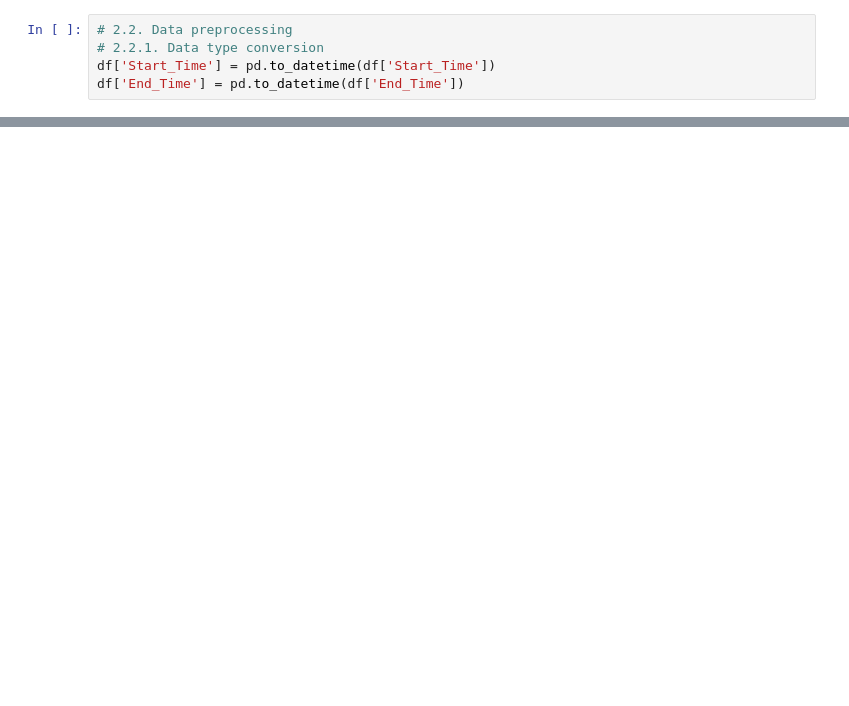
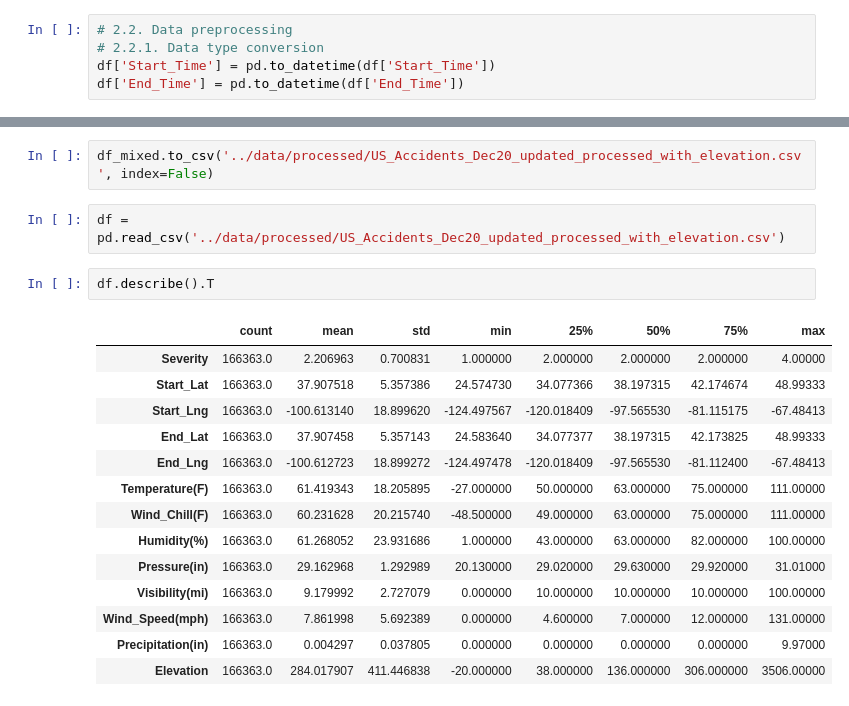
Before and after one commit to data301-2021-winter1/project-group53, a Jupyter notebook: notebooks/analysis1.ipynb, the cells around one changed output, grey strips where cells are left out. Saved outputs shown, nothing was run; the diff lists cells and outputs as text; blank space fills up the shorter version.

```diff
--- a/notebooks/analysis1.ipynb
+++ b/notebooks/analysis1.ipynb
@@ -287,0 +337,21 @@ from DataPipeline import DataPipeline as dp
+# %%
+df_mixed.to_csv('../data/processed/US_Accidents_Dec20_updated_processed_with_elevation.csv', index=False)
+# %%
+df = pd.read_csv('../data/processed/US_Accidents_Dec20_updated_processed_with_elevation.csv')
+# %%
+df.describe().T
+# %% [output]
+|  | count | mean | std | min | 25% | 50% | 75% | max |
+| Severity | 166363.0 | 2.206963 | 0.700831 | 1.000000 | 2.000000 | 2.000000 | 2.000000 | 4.00000 |
+| Start_Lat | 166363.0 | 37.907518 | 5.357386 | 24.574730 | 34.077366 | 38.197315 | 42.174674 | 48.99333 |
+| Start_Lng | 166363.0 | -100.613140 | 18.899620 | -124.497567 | -120.018409 | -97.565530 | -81.115175 | -67.48413 |
+| End_Lat | 166363.0 | 37.907458 | 5.357143 | 24.583640 | 34.077377 | 38.197315 | 42.173825 | 48.99333 |
+| End_Lng | 166363.0 | -100.612723 | 18.899272 | -124.497478 | -120.018409 | -97.565530 | -81.112400 | -67.48413 |
+| Temperature(F) | 166363.0 | 61.419343 | 18.205895 | -27.000000 | 50.000000 | 63.000000 | 75.000000 | 111.00000 |
+| Wind_Chill(F) | 166363.0 | 60.231628 | 20.215740 | -48.500000 | 49.000000 | 63.000000 | 75.000000 | 111.00000 |
+| Humidity(%) | 166363.0 | 61.268052 | 23.931686 | 1.000000 | 43.000000 | 63.000000 | 82.000000 | 100.00000 |
+| Pressure(in) | 166363.0 | 29.162968 | 1.292989 | 20.130000 | 29.020000 | 29.630000 | 29.920000 | 31.01000 |
+| Visibility(mi) | 166363.0 | 9.179992 | 2.727079 | 0.000000 | 10.000000 | 10.000000 | 10.000000 | 100.00000 |
+| Wind_Speed(mph) | 166363.0 | 7.861998 | 5.692389 | 0.000000 | 4.600000 | 7.000000 | 12.000000 | 131.00000 |
+| Precipitation(in) | 166363.0 | 0.004297 | 0.037805 | 0.000000 | 0.000000 | 0.000000 | 0.000000 | 9.97000 |
+| Elevation | 166363.0 | 284.017907 | 411.446838 | -20.000000 | 38.000000 | 136.000000 | 306.000000 | 3506.00000 |
```
Also changed, not shown: parts of 33 cells of this notebook.
